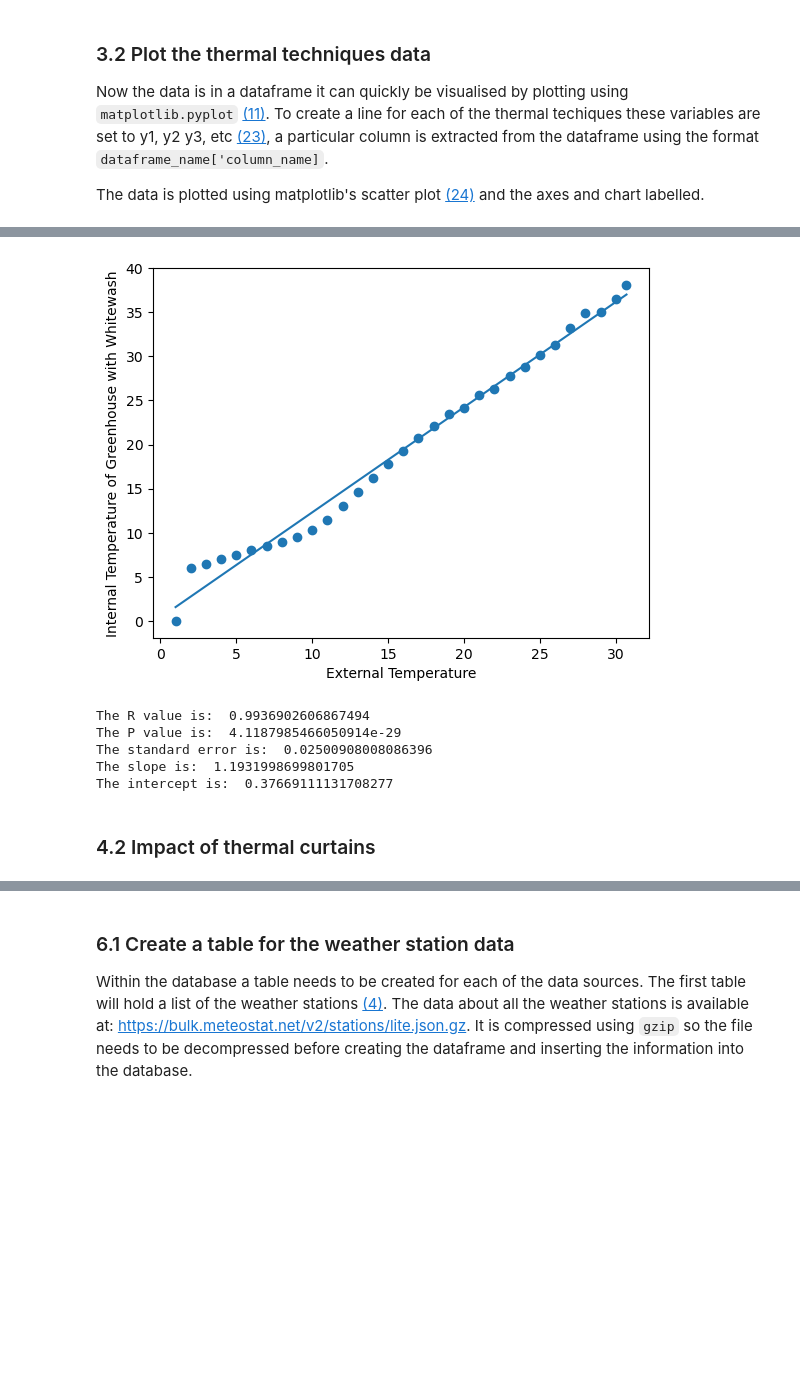
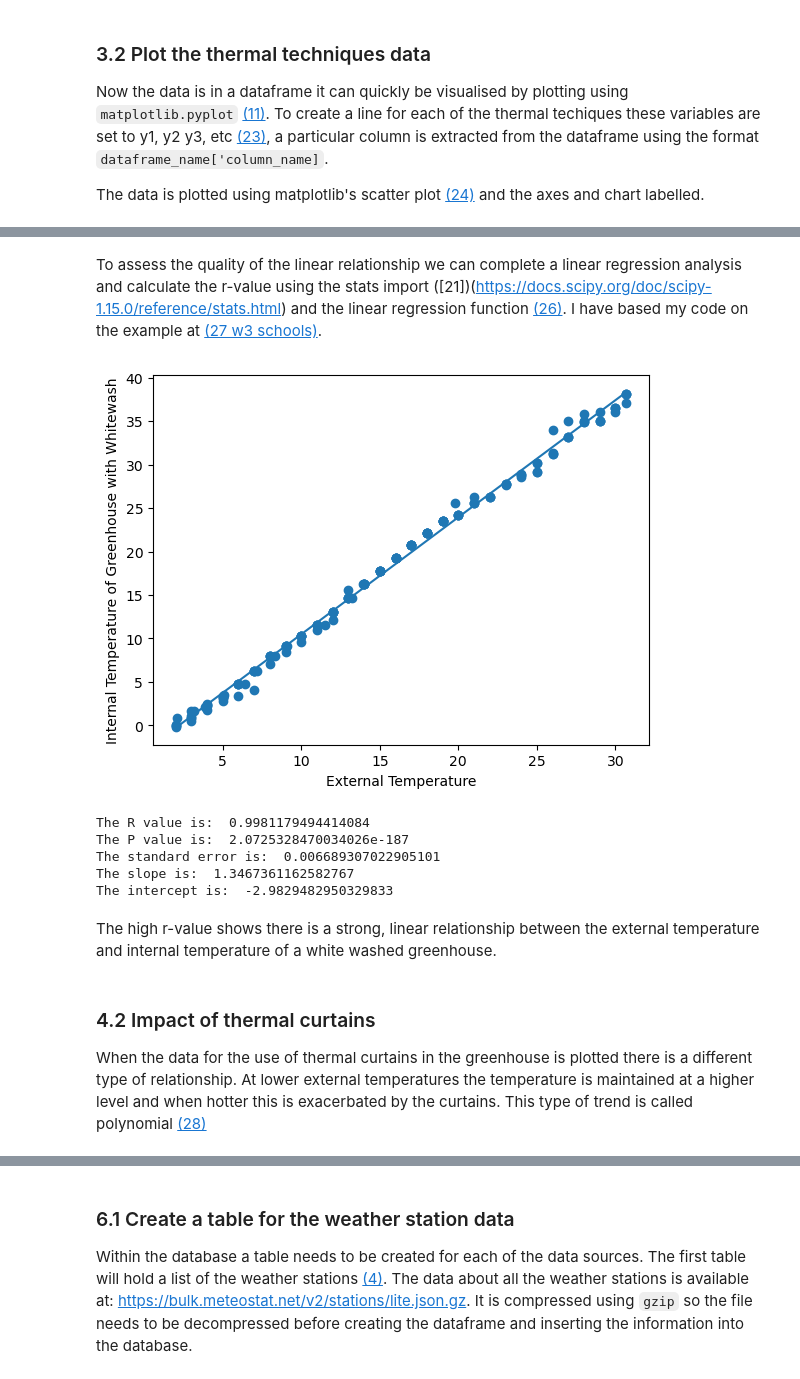
Before and after one commit to kknb1982/pfda, a Jupyter notebook: project/weather_suitability.ipynb, the cells around one changed output, grey strips where cells are left out. Drawn from its saved outputs; the diff is of its cells as text; code cells hidden in the pictures; blank space fills up the shorter version.

```diff
--- a/project/weather_suitability.ipynb
+++ b/project/weather_suitability.ipynb
@@ -153,5 +151,6 @@ There are missing values so we'll use the `dropna` technique to remove them [(25
 # %%
-whitewash_data.dropna(inplace=True)
+whitewash_data = whitewash_data.dropna()
+
 whitewash_data.info()
 # %% [output]
 <class 'pandas.core.frame.DataFrame'>
@@ -172,13 +166,0 @@ Now we have a clear dataset
-# %%
-# Set the x and y values
-x = whitewash_data['External']
-y = whitewash_data['Whitewash']
-
-# Perform the regression analysis
-sns.residplot(x=x, y=y, color="r")
-
-# Label the chart
-plt.xlabel('External Temperature')
-plt.ylabel('Internal Temperature of Greenhouse with Whitewash')
-plt.title('Residual Plot of Internal Temperature vs External Temperature of a greenhouse using Whitewash')
-plt.show()
@@ -190,0 +167,16 @@ https://www.w3schools.com/python/python_ml_linear_regression.asp
+# %%
+# Set the x and y values
+x = whitewash_data['External']
+y1 = whitewash_data['Whitewash']
+
+# Plot the data
+plt.scatter(x, y1, marker='x', color='green', label='Whitewash')
+
+# Label the chart
+plt.xlabel('External Temperature')
+plt.ylabel('Internal Temperature')
+plt.title('Internal Temperature vs External Temperature of a greenhouse \n using Whitewash')
+plt.legend()
+
+# Show the plot
+plt.show()
@@ -191,28 +185,40 @@ https://www.w3schools.com/python/python_ml_linear_regression.asp
+# %% [markdown]
+To assess the quality of the linear relationship we can complete a linear regression analysis and calculate the r-value using the stats import ([21])(https://docs.scipy.org/doc/scipy-1.15.0/reference/stats.html) and the linear regression function [(26)](https://docs.scipy.org/doc/scipy/reference/generated/scipy.stats.linregress.html). I have based my code on the example at [(27 w3 schools)](https://www.w3schools.com/python/python_ml_linear_regression.asp).
 # %%
+# Run the linear regression method from scipy
 slope, intercept, r_value, p_value, std_err = stats.linregress(x, y)
+
+# Create a function to predict the internal temperature of a whitewashed greenhouse
 def myfunc(x):
   return slope * x + intercept
 
+# Run the function based on external temperature
 mymodel = list(map(myfunc, x))
 
-plt.scatter(x, y)
+# Plot the data
+plt.scatter(x, y1)
 plt.plot(x, mymodel)
 plt.xlabel('External Temperature')
 plt.ylabel('Internal Temperature of Greenhouse with Whitewash')
 
+# Show the plot
 plt.show()
 
+# Print the results
 print("The R value is: ", r_value)
 print("The P value is: ", p_value)
 print("The standard error is: ", std_err)
 print("The slope is: ", slope)
 print("The intercept is: ", intercept)
 # %% [output]
-[figure, old version]
+[figure, new version]
-The R value is:  0.9936902606867494
-The P value is:  4.1187985466050914e-29
-The standard error is:  0.02500908008086396
-The slope is:  1.1931998699801705
-The intercept is:  0.37669111131708277
+The R value is:  0.9981179494414084
+The P value is:  2.0725328470034026e-187
+The standard error is:  0.006689307022905101
+The slope is:  1.3467361162582767
+The intercept is:  -2.9829482950329833
+# %% [markdown]
+The high r-value shows there is a strong, linear relationship between the external temperature and internal temperature of a white washed greenhouse.
 # %% [markdown]
 ### 4.2 Impact of thermal curtains
+When the data for the use of thermal curtains in the greenhouse is plotted there is a different type of relationship. At lower external temperatures the temperature is maintained at a higher level and when hotter this is exacerbated by the curtains. This type of trend is called polynomial [(28)](https://www.khanacademy.org/math/algebra2/x2ec2f6f830c9fb89:poly-graphs/x2ec2f6f830c9fb89:poly-graphs-together/a/graphs-of-polynomials)
```
Also changed, not shown: parts of 25 cells of this notebook.
